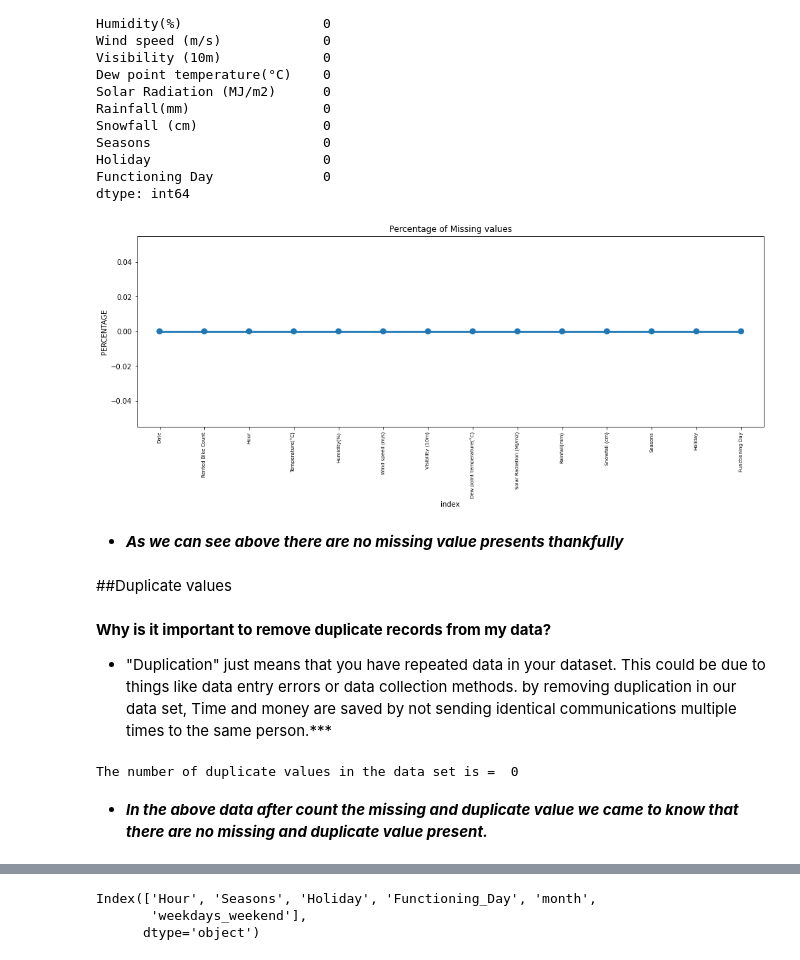
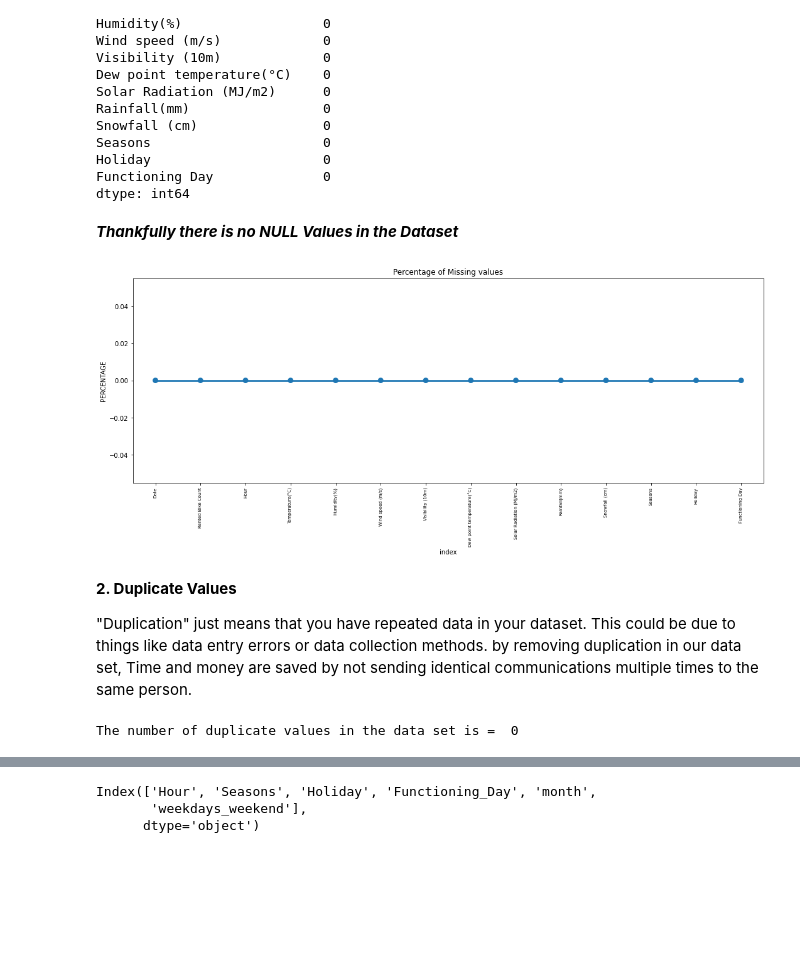
Before and after one commit to Tarunsri1998/OLD-Bike-Sharing-Demand-Predictions, a Jupyter notebook: Bike_Sharing_Demand_Prediction_Capstone_Project.ipynb, the cells around one changed output, grey strips where cells are left out. Cells and saved outputs as stored; diff of their text form; code cells hidden in the pictures; blank space fills up the shorter version.

```diff
--- a/Bike_Sharing_Demand_Prediction_Capstone_Project.ipynb
+++ b/Bike_Sharing_Demand_Prediction_Capstone_Project.ipynb
@@ -78,5 +76,5 @@ drive.mount('/content/drive')
 # %% [output]
 Mounted at /content/drive
 # %%
-#load the seol bike data set from drive
-bike_df=pd.read_csv('/content/drive/MyDrive/Colab Notebooks/SeoulBikeData.csv',encoding ='latin')
+# Loading the Dataset
+bike_df=pd.read_csv('/content/drive/MyDrive/CAPSTONE/Bike Sharing Demand Prdiction/SeoulBikeData.csv',encoding ='latin')
@@ -237,28 +201,26 @@ Seasons                      0
 Holiday                      0
 Functioning Day              0
 dtype: int64
+# %% [markdown]
+***Thankfully there is no NULL Values in the Dataset***
 # %%
+# Plotting missing values count in Percentage for Better understandings.
 missing = pd.DataFrame((bike_df.isnull().sum())*100/bike_df.shape[0]).reset_index()
-plt.figure(figsize=(16,5))
+plt.figure(figsize=(18,6))
 ax = sns.pointplot('index',0,data=missing)
 plt.xticks(rotation =90,fontsize =7)
 plt.title("Percentage of Missing values")
 plt.ylabel("PERCENTAGE")
 plt.show()
 # %% [output]
-[figure, old version]
+[figure, new version]
-# %% [markdown]
-* ***As we can see above there are no missing value presents thankfully***
-# %% [markdown]
-##Duplicate values
 # %% [markdown]
-**Why is it important to remove duplicate records from my data?**
-* "Duplication" just means that you have repeated data in your dataset. This could be due to things like data entry errors or data collection methods. by removing duplication in our data set,  Time and money are saved by not sending identical communications multiple times to the same person.***
+**2. Duplicate Values**
+
+   "Duplication" just means that you have repeated data in your dataset.    This could be due to things like data entry errors or data  collection methods.  by removing duplication in our data set, Time and money are saved by not sending identical communications multiple times to the same person.
 # %%
 # Checking Duplicate Values
 value=len(bike_df[bike_df.duplicated()])
 print("The number of duplicate values in the data set is = ",value)
 # %% [output]
 The number of duplicate values in the data set is =  0
-# %% [markdown]
-* ***In the above data after count the missing and duplicate value we came to know that there are no missing and duplicate value present.***
```
Also changed, not shown: parts of 335 cells of this notebook.
